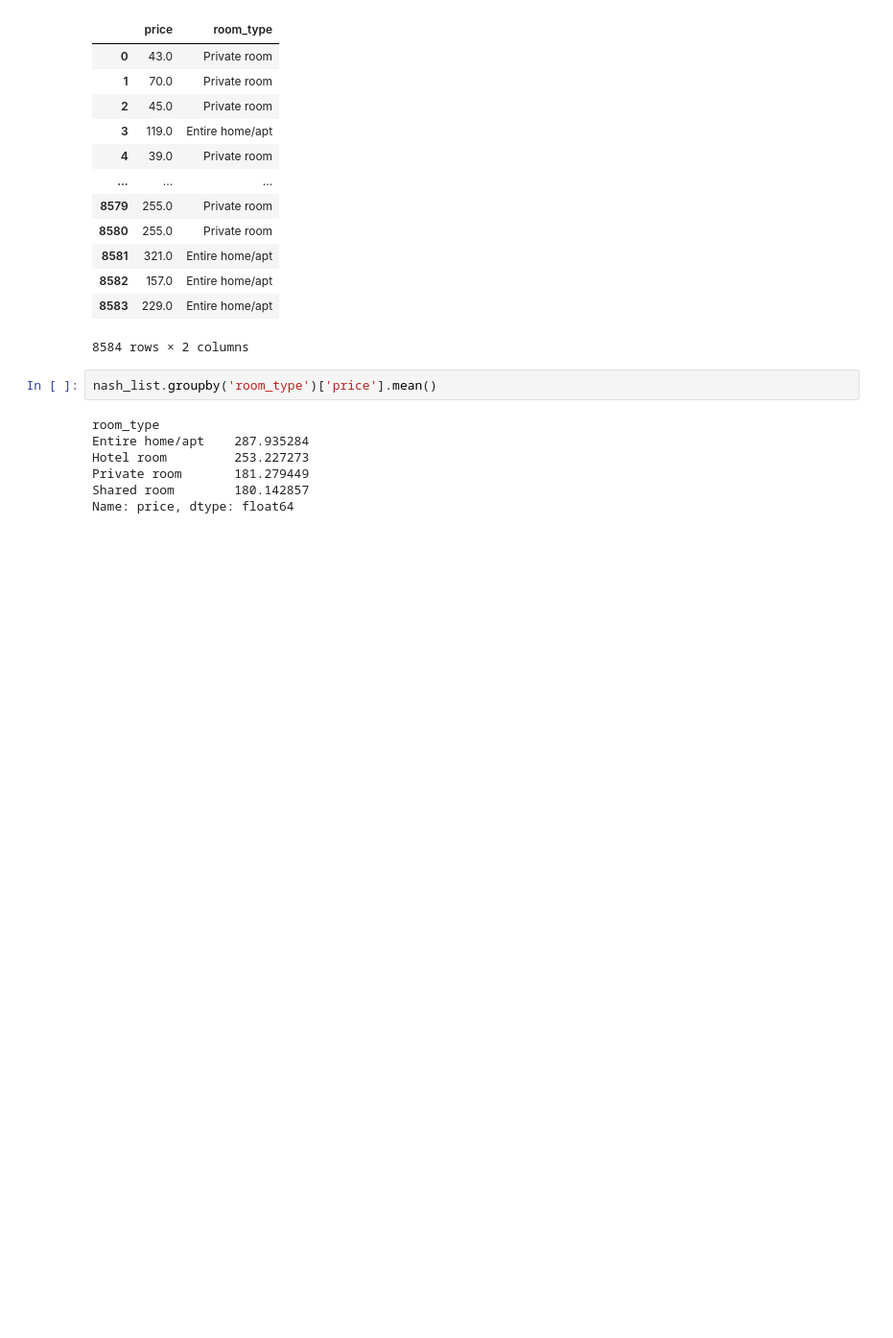
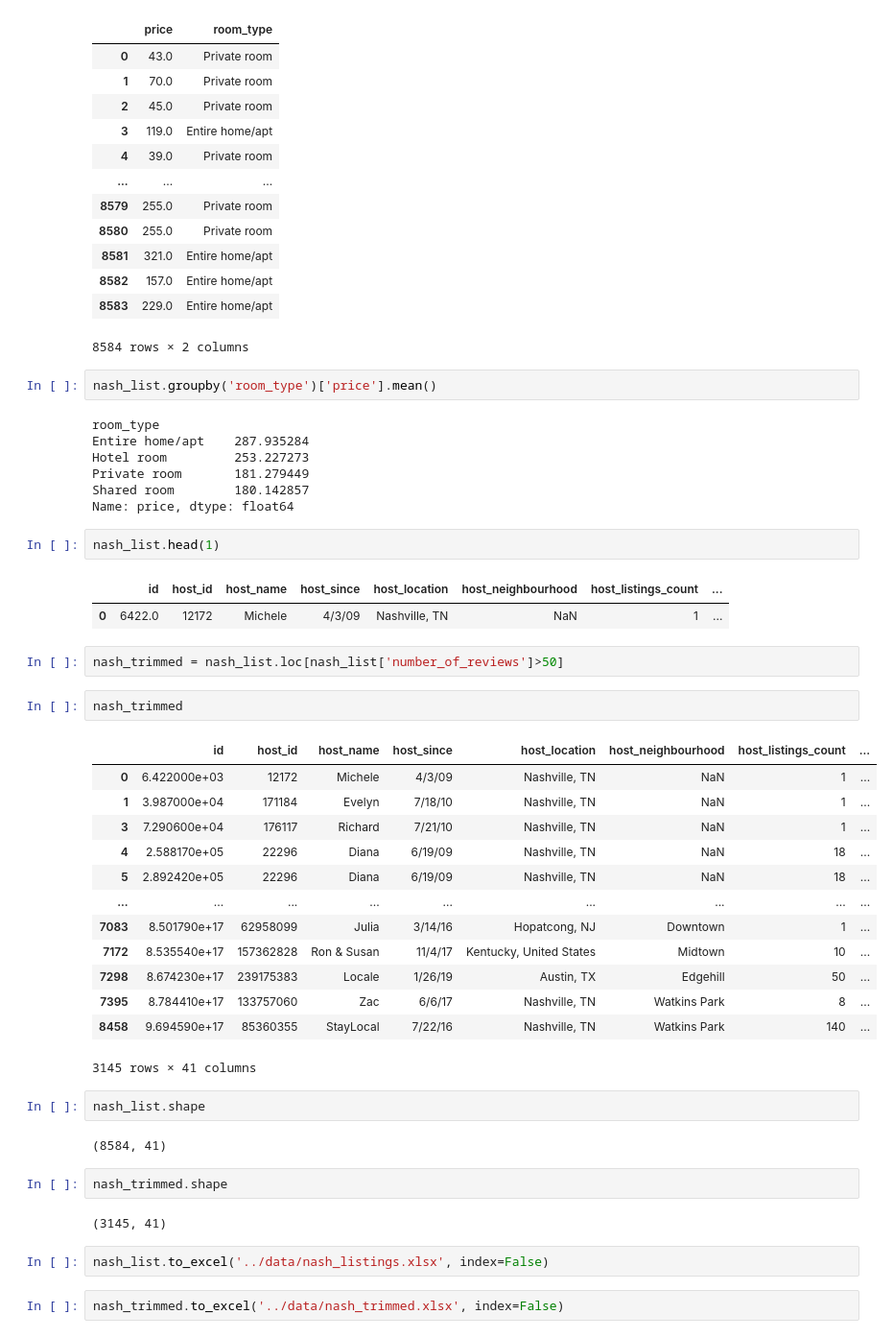
Before and after one commit to ahaydenn/airbnb_capstone_da9, a Jupyter notebook: notebook/airbnb_capstone.ipynb, the cells around one changed output. Shown at 96% size. Saved outputs shown, nothing was run; the diff lists cells and outputs as text; blank space fills up the shorter version.

```diff
--- a/notebook/airbnb_capstone.ipynb
+++ b/notebook/airbnb_capstone.ipynb
@@ -255,3 +255,38 @@ Hotel room         253.227273
 Private room       181.279449
 Shared room        180.142857
 Name: price, dtype: float64
+# %%
+nash_list.head(1)
+# %% [output]
+|  | id | host_id | host_name | host_since | host_location | host_neighbourhood | host_listings_count | ... |
+| 0 | 6422.0 | 12172 | Michele | 4/3/09 | Nashville, TN | NaN | 1 | ... |
+# %%
+nash_trimmed = nash_list.loc[nash_list['number_of_reviews']>50]
+# %%
+nash_trimmed
+# %% [output]
+|  | id | host_id | host_name | host_since | host_location | host_neighbourhood | host_listings_count | ... |
+| 0 | 6.422000e+03 | 12172 | Michele | 4/3/09 | Nashville, TN | NaN | 1 | ... |
+| 1 | 3.987000e+04 | 171184 | Evelyn | 7/18/10 | Nashville, TN | NaN | 1 | ... |
+| 3 | 7.290600e+04 | 176117 | Richard | 7/21/10 | Nashville, TN | NaN | 1 | ... |
+| 4 | 2.588170e+05 | 22296 | Diana | 6/19/09 | Nashville, TN | NaN | 18 | ... |
+| 5 | 2.892420e+05 | 22296 | Diana | 6/19/09 | Nashville, TN | NaN | 18 | ... |
+| ... | ... | ... | ... | ... | ... | ... | ... | ... |
+| 7083 | 8.501790e+17 | 62958099 | Julia | 3/14/16 | Hopatcong, NJ | Downtown | 1 | ... |
+| 7172 | 8.535540e+17 | 157362828 | Ron & Susan | 11/4/17 | Kentucky, United States | Midtown | 10 | ... |
+| 7298 | 8.674230e+17 | 239175383 | Locale | 1/26/19 | Austin, TX | Edgehill | 50 | ... |
+| 7395 | 8.784410e+17 | 133757060 | Zac | 6/6/17 | Nashville, TN | Watkins Park | 8 | ... |
+| 8458 | 9.694590e+17 | 85360355 | StayLocal | 7/22/16 | Nashville, TN | Watkins Park | 140 | ... |
+3145 rows × 41 columns
+# %%
+nash_list.shape
+# %% [output]
+(8584, 41)
+# %%
+nash_trimmed.shape
+# %% [output]
+(3145, 41)
+# %%
+nash_list.to_excel('../data/nash_listings.xlsx', index=False)
+# %%
+nash_trimmed.to_excel('../data/nash_trimmed.xlsx', index=False)
```
Also changed, not shown: parts of 3 cells of this notebook, 4 other files.
